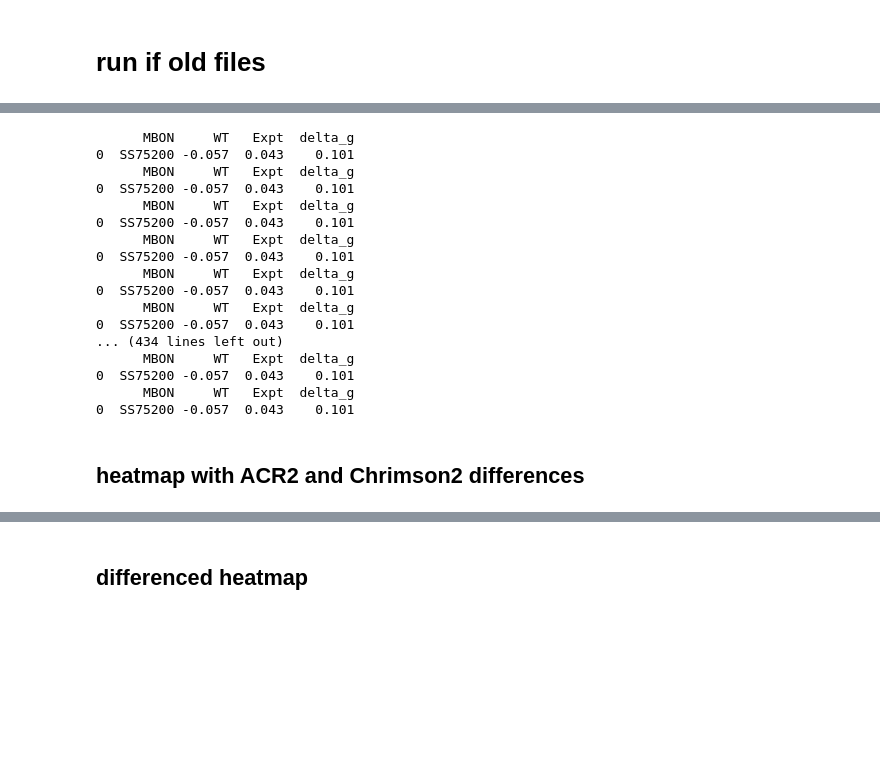
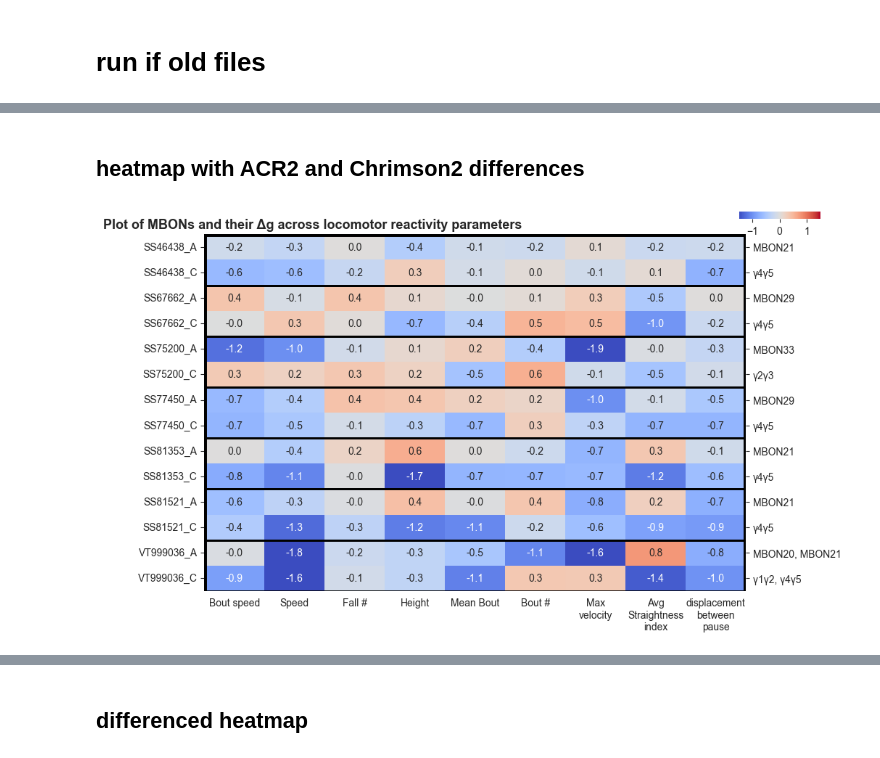
Before and after one commit to lnicole08/deltaG_screen, a Jupyter notebook: Heatmappotofu_1.ipynb, the cells around one changed output, grey strips where cells are left out. Saved outputs shown, nothing was run; the diff lists cells and outputs as text; code cells hidden in the pictures; blank space fills up the shorter version.

```diff
--- a/Heatmappotofu_1.ipynb
+++ b/Heatmappotofu_1.ipynb
@@ -321,34 +257,0 @@ dflists2
-# %%
-newfile2 = openPath + "Compilation with delta\\2024collection\\"
-files2 = os.listdir(newfile2)
-
-
-
-for yy in files2:
-    for labels in dflists2:
-        newfileread = pd.DataFrame()
-        if labels == yy.split(" ")[3]: #responder in yy and
-            newfile2read = pd.read_csv(newfile2 + yy)
-            newfileread = pd.concat([newfileread, newfile2read])
-        print(newfile2read)
-
-
-        #globals()[name2] = (newfile2read.set_index("MBON"))
-# %% [output]
-      MBON     WT   Expt  delta_g
-0  SS75200 -0.057  0.043    0.101
-      MBON     WT   Expt  delta_g
-0  SS75200 -0.057  0.043    0.101
-      MBON     WT   Expt  delta_g
-0  SS75200 -0.057  0.043    0.101
-      MBON     WT   Expt  delta_g
-0  SS75200 -0.057  0.043    0.101
-      MBON     WT   Expt  delta_g
-0  SS75200 -0.057  0.043    0.101
-      MBON     WT   Expt  delta_g
-0  SS75200 -0.057  0.043    0.101
-... (434 lines left out)
-      MBON     WT   Expt  delta_g
-0  SS75200 -0.057  0.043    0.101
-      MBON     WT   Expt  delta_g
-0  SS75200 -0.057  0.043    0.101
@@ -393,24 +268,16 @@ dfreg_Cr2 = generating_heatmapdf("twenty", "Chrimson2").sort_values('MBON').rese
 # %%
 #lobe location
 
-newfile = openPath + "Compilation with delta\\twentysecondrule\\"
-files = os.listdir(newfile)
+newfile2 = openPath + "Compilation with delta\\2024collection\\"
+files2 = os.listdir(newfile2)
 
-for y in files:
-    if responder in y:
-        name = y.split(" ")[1]
-        newfileread = pd.read_csv(newfile + y)
-        globals()[name] = (newfileread.set_index("MBON"))
+MBONList = []
+for yy in files2:
+    MBONList.append(yy.split(" ")[0])
 
-secondrule = "20seconds"
+MBONList = list(set(MBONList))
 
-if "ten" in newfile:
-    secondrule = "10seconds"
-if "eight" in newfile:
-    secondrule = "8seconds"
-if "five" in newfile:
-    secondrule = "5seconds"
-
+#reading mbonlist file
 directorynew = os.path.dirname(os.path.dirname(openPath)) #goes up one directory
 fileinnewdirc = os.listdir(directorynew)
 
@@ -424,22 +291,7 @@ csvfile = csvfile.astype('string')
 for n, k in zip(["B", "y", "a"], ['β', "γ", "α"]):
     csvfile['Lobe'] = csvfile['Lobe'].str.replace(n, k)
 
-lobelocation = pd.DataFrame()
-
-directorynew = os.path.dirname(os.path.dirname(openPath)) #goes up one directory
-fileinnewdirc = os.listdir(directorynew)
-
-for file_no2 in fileinnewdirc:
-    if ".csv" in file_no2:
-        ff = os.path.join(directorynew, file_no2)
-        csvfile = pd.read_csv(ff)
-
-csvfile = csvfile.astype('string')
-
-for n, k in zip(["B", "y", "a"], ['β', "γ", "α"]):
-    csvfile['Lobe'] = csvfile['Lobe'].str.replace(n, k)
-
-for m in dblist.index.tolist():
+for m in MBONList:
     lobeloc = pd.DataFrame()
     unqlist = []
     lobeloc['MBON'] = [m]
@@ -473,7 +325,7 @@ dfreg_resp = dfreg_resp.sort_values(by = "responder", ascending=True).reset_inde
 df00 = dfreg_resp.copy()
 df50 = df00.set_index(['responder'])
 df50 = df50.drop(['MBON'], axis =1)
-fig1, ax3 = plt.subplots(figsize=(15, 15))
+fig1, ax3 = plt.subplots(figsize=(10, 6))
 
 #adding extra axes label
 lobloclst = []
@@ -495,7 +347,7 @@ cax = inset_axes(ax3,
                  width="15%",  # width: 40% of parent_bbox width
                  height="2%",  # height: 10% of parent_bbox height
                  loc='lower right',
-                 bbox_to_anchor=(0.1, 1.05, 1, 1),
+                 bbox_to_anchor=(0.1, 1.10, 1, 1),
                  bbox_transform=ax3.transAxes,
                  borderpad=-2,
                  )
@@ -517,33 +369,35 @@ for i in list(range(0,46,2)):
 # Drawing the frame
 j7.axhline(y = 0, color = 'k',
             linewidth = 5)
 
 j7.axhline(y = 44, color = 'k',
             linewidth = 5)
 
 j7.axvline(x = 0, color = 'k',
             linewidth = 5)
 
 j7.axvline(x = 9, color = 'k',
             linewidth = 5)
 
 #secondary axes
 j8 = j7.twinx()
 j8.set_ylim([0,j7.get_ylim()[0]])
 j8.set_yticks(j7.get_yticks())
 
 j8.set_yticklabels(newdf500['Merge'].iloc[::-1], fontsize=10)
 j8.spines['top'].set_visible(False)
 j8.spines['right'].set_visible(False)
 j8.spines['bottom'].set_visible(False)
 j8.spines['left'].set_visible(False)
 
 
 j7.set_title('Plot of MBONs and their Δg across locomotor reactivity parameters', x=0.2, weight='bold', fontsize =13 )
 
 fig1.tight_layout()
 
 #plt.savefig(openPath + "images\\" + date + "_" + responder + "_deltagheatmapwithlobelocations_forfirst10s.png", dpi = 1200)
+# %% [output]
+[figure, added]
 # %%
 #mini list
 
```
Also changed, not shown: parts of 17 cells of this notebook.
